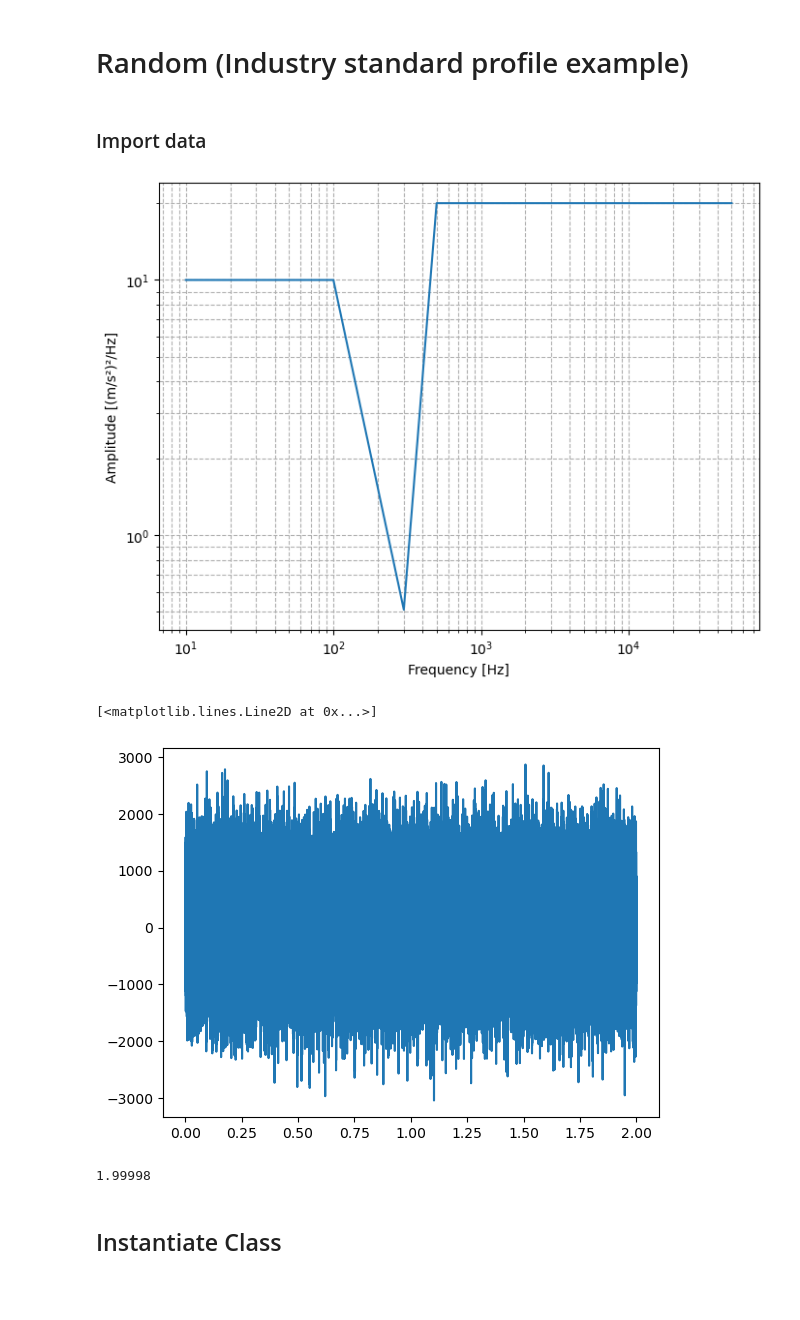
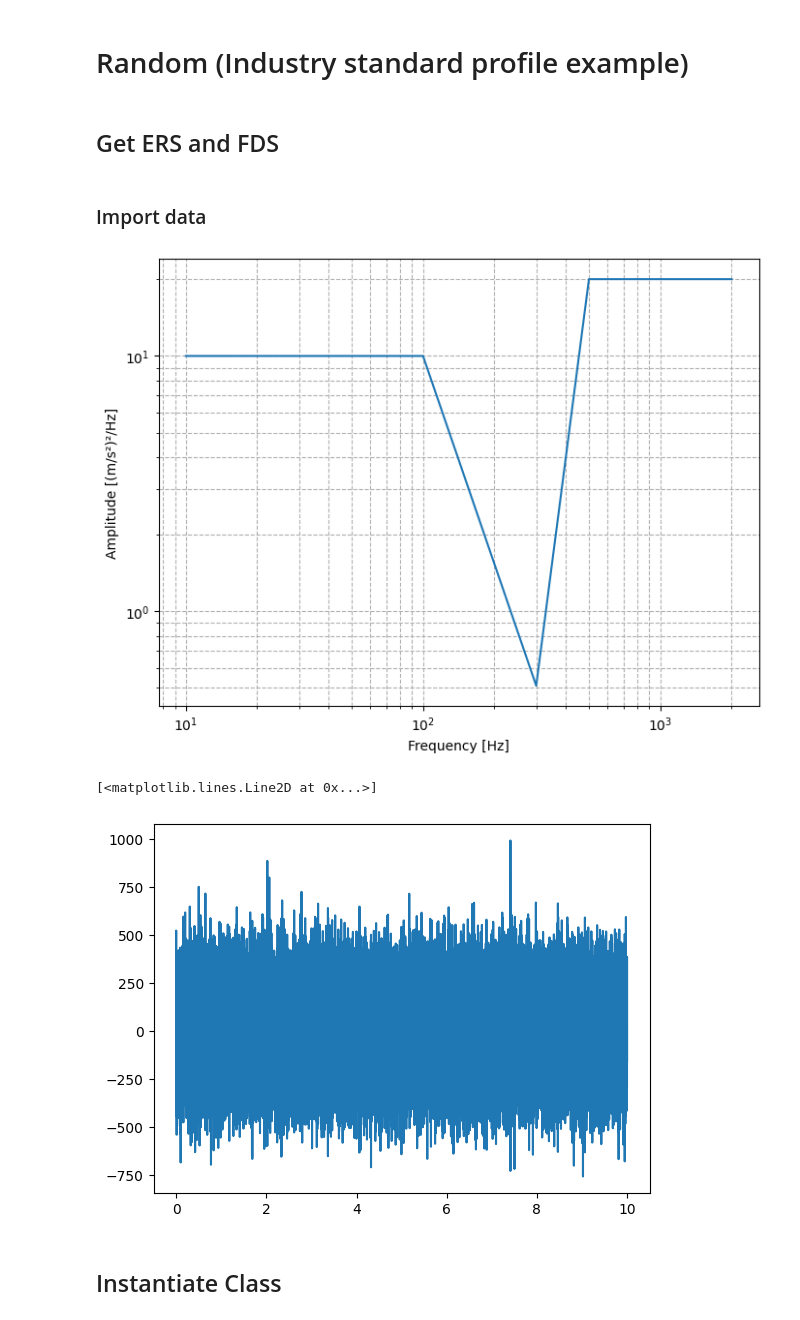
Before and after one commit to jasasonc/FatigueDS, a Jupyter notebook: Showcase Random.ipynb, the cells around one changed output. Cells and saved outputs as stored; diff of their text form; code cells hidden in the pictures; blank space fills up the shorter version.

```diff
--- a/Showcase Random.ipynb
+++ b/Showcase Random.ipynb
@@ -82,53 +131,53 @@ plt.show()
 # %% [markdown]
 # Random (Industry standard profile example)
+# %% [markdown]
+## Get ERS and FDS
 # %% [markdown]
 ### Import data
 # %%
 import numpy as np
 import matplotlib.pyplot as plt
 
-fs = 50000 # sampling frequency [Hz]
-N = 2*fs # number of data points of time signal
+fs = 10000 # sampling frequency [Hz]
+
+
+time= 10
+
+N = time*fs # number of data points of time signal
 t = np.arange(0,N)/fs # time vector
-
-M = N//2 + 1 # number of data points of frequency vector
 
 # Given input table (frequency in Hz and amplitude in (m/s^2)^2/Hz)
 freq_input = np.array([10, 100, 300, 500, 2000])
 psd_input = np.array([10, 10, 0.51, 20, 20])
 
-# Create the frequency vector with a step of 0.5 Hz
-freq_test = np.arange(freq_input[0], M, 0.5)
+# Create the frequency vector
+freq_test = np.arange(freq_input[0], freq_input[-1], 1/time)
 
 # Logarithmic interpolation
 log_freq_input = np.log10(freq_input)
 log_psd_input = np.log10(psd_input)
 
 # Interpolate in log-log space
 log_psd_test = np.interp(np.log10(freq_test), log_freq_input, log_psd_input)
 
 # Convert back to linear space
 psd_test = 10**log_psd_test
 
 test_time = es.random_gaussian(N, psd_test, fs)
 
 # Plotting the result to verify
 plt.figure(figsize=(8,6))
 plt.loglog(freq_test, psd_test)
 plt.xlabel("Frequency [Hz]")
 plt.ylabel("Amplitude [(m/s²)²/Hz]")
 plt.grid(True, which="both", ls="--")
 plt.show()
 
 plt.plot(t,test_time)
 # %% [output]
-[figure, old version]
+[figure, new version]
 [<matplotlib.lines.Line2D at 0x...>]
-[figure, old version]
+[figure, new version]
-# %%
-t[-1]
-# %% [output]
-1.99998
 # %% [markdown]
 ## Instantiate Class
 # %%
```
Also changed, not shown: parts of 53 cells of this notebook, 3 other files.
